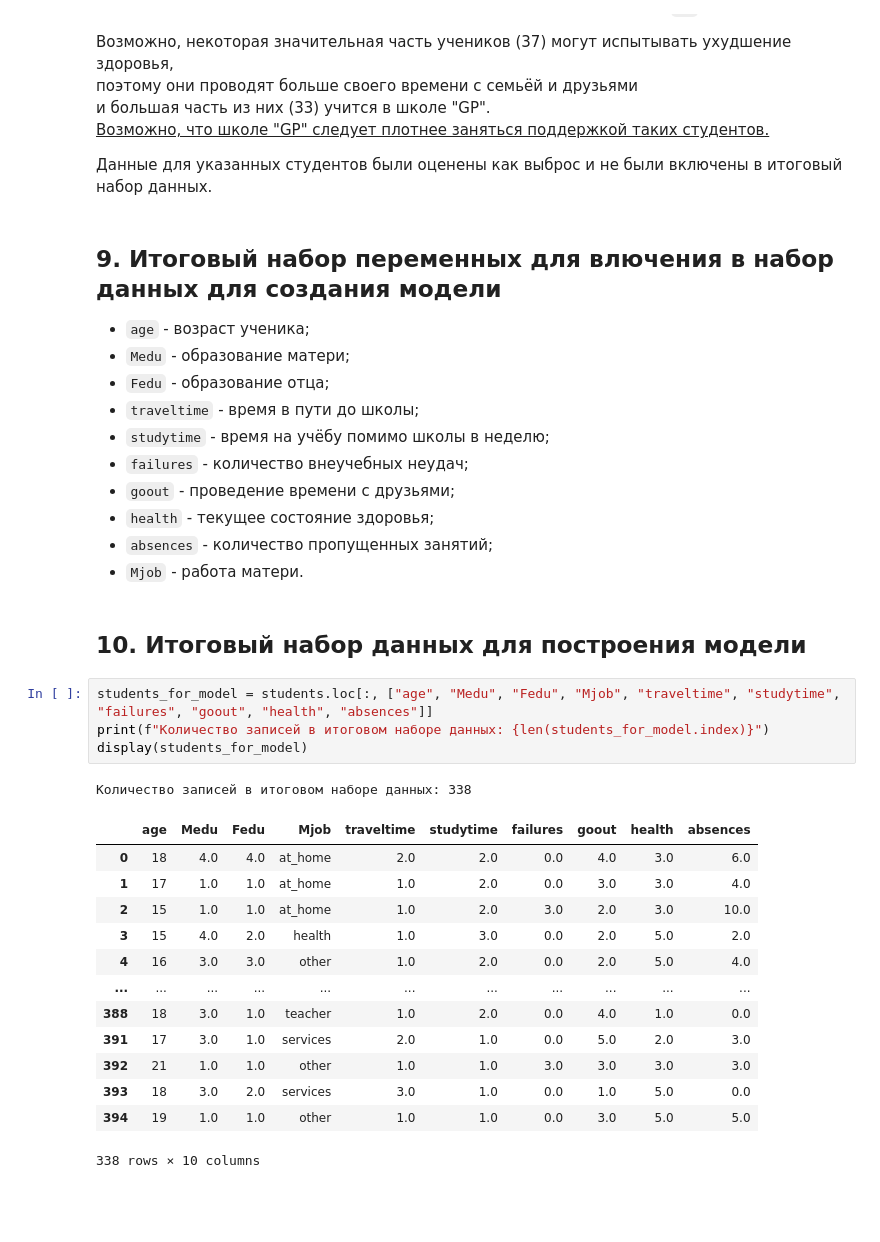
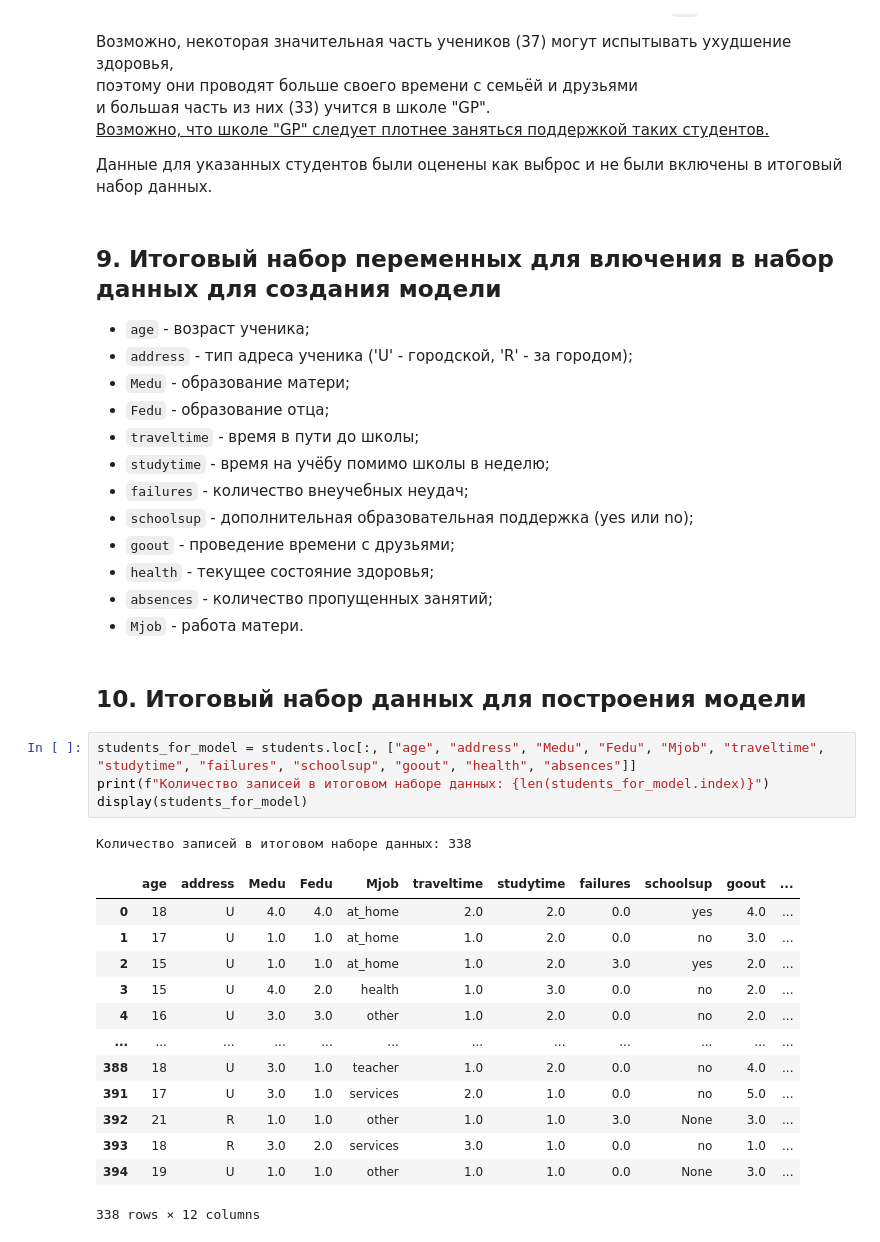
Before and after one commit to dmitry-v-vlasov/data-science-course, a Jupyter notebook: module_2/student-performance-in-mathematics-EDA.ipynb, the cells around one changed output. Drawn from its saved outputs; the diff is of its cells as text; blank space fills up the shorter version.

```diff
--- a/module_2/student-performance-in-mathematics-EDA.ipynb
+++ b/module_2/student-performance-in-mathematics-EDA.ipynb
@@ -2136,11 +2149,13 @@ for column in ["internet", "romantic"]:
 ## 9. Итоговый набор переменных для влючения в набор данных для создания модели
 
 - `age` - возраст ученика;
+- `address` - тип адреса ученика ('U' - городской, 'R' - за городом);
 - `Medu` - образование матери;
 - `Fedu` - образование отца;
 - `traveltime` - время в пути до школы;
 - `studytime` - время на учёбу помимо школы в неделю;
 - `failures` - количество внеучебных неудач;
+- `schoolsup` - дополнительная образовательная поддержка (yes или no);
 - `goout` - проведение времени с друзьями;
 - `health` - текущее состояние здоровья;
 - `absences` - количество пропущенных занятий;
@@ -2148,24 +2163,24 @@ for column in ["internet", "romantic"]:
 # %% [markdown]
 ## 10. Итоговый набор данных для построения модели
 # %%
-students_for_model = students.loc[:, ["age", "Medu", "Fedu", "Mjob", "traveltime", "studytime", "failures", "goout", "health", "absences"]]
+students_for_model = students.loc[:, ["age", "address", "Medu", "Fedu", "Mjob", "traveltime", "studytime", "failures", "schoolsup", "goout", "health", "absences"]]
 print(f"Количество записей в итоговом наборе данных: {len(students_for_model.index)}")
 display(students_for_model)
 # %% [output]
 Количество записей в итоговом наборе данных: 338
-|  | age | Medu | Fedu | Mjob | traveltime | studytime | failures | goout | health | absences |
-| 0 | 18 | 4.0 | 4.0 | at_home | 2.0 | 2.0 | 0.0 | 4.0 | 3.0 | 6.0 |
-| 1 | 17 | 1.0 | 1.0 | at_home | 1.0 | 2.0 | 0.0 | 3.0 | 3.0 | 4.0 |
-| 2 | 15 | 1.0 | 1.0 | at_home | 1.0 | 2.0 | 3.0 | 2.0 | 3.0 | 10.0 |
-| 3 | 15 | 4.0 | 2.0 | health | 1.0 | 3.0 | 0.0 | 2.0 | 5.0 | 2.0 |
-| 4 | 16 | 3.0 | 3.0 | other | 1.0 | 2.0 | 0.0 | 2.0 | 5.0 | 4.0 |
-| ... | ... | ... | ... | ... | ... | ... | ... | ... | ... | ... |
-| 388 | 18 | 3.0 | 1.0 | teacher | 1.0 | 2.0 | 0.0 | 4.0 | 1.0 | 0.0 |
-| 391 | 17 | 3.0 | 1.0 | services | 2.0 | 1.0 | 0.0 | 5.0 | 2.0 | 3.0 |
-| 392 | 21 | 1.0 | 1.0 | other | 1.0 | 1.0 | 3.0 | 3.0 | 3.0 | 3.0 |
-| 393 | 18 | 3.0 | 2.0 | services | 3.0 | 1.0 | 0.0 | 1.0 | 5.0 | 0.0 |
-| 394 | 19 | 1.0 | 1.0 | other | 1.0 | 1.0 | 0.0 | 3.0 | 5.0 | 5.0 |
+|  | age | address | Medu | Fedu | Mjob | traveltime | studytime | failures | schoolsup | goout | ... |
+| 0 | 18 | U | 4.0 | 4.0 | at_home | 2.0 | 2.0 | 0.0 | yes | 4.0 | ... |
+| 1 | 17 | U | 1.0 | 1.0 | at_home | 1.0 | 2.0 | 0.0 | no | 3.0 | ... |
+| 2 | 15 | U | 1.0 | 1.0 | at_home | 1.0 | 2.0 | 3.0 | yes | 2.0 | ... |
+| 3 | 15 | U | 4.0 | 2.0 | health | 1.0 | 3.0 | 0.0 | no | 2.0 | ... |
+| 4 | 16 | U | 3.0 | 3.0 | other | 1.0 | 2.0 | 0.0 | no | 2.0 | ... |
+| ... | ... | ... | ... | ... | ... | ... | ... | ... | ... | ... | ... |
+| 388 | 18 | U | 3.0 | 1.0 | teacher | 1.0 | 2.0 | 0.0 | no | 4.0 | ... |
+| 391 | 17 | U | 3.0 | 1.0 | services | 2.0 | 1.0 | 0.0 | no | 5.0 | ... |
+| 392 | 21 | R | 1.0 | 1.0 | other | 1.0 | 1.0 | 3.0 | None | 3.0 | ... |
+| 393 | 18 | R | 3.0 | 2.0 | services | 3.0 | 1.0 | 0.0 | no | 1.0 | ... |
+| 394 | 19 | U | 1.0 | 1.0 | other | 1.0 | 1.0 | 0.0 | None | 3.0 | ... |
-338 rows × 10 columns
+338 rows × 12 columns
 # %%
 students_for_model.head()
 # %% [output]
```
Also changed, not shown: parts of 8 cells of this notebook.
